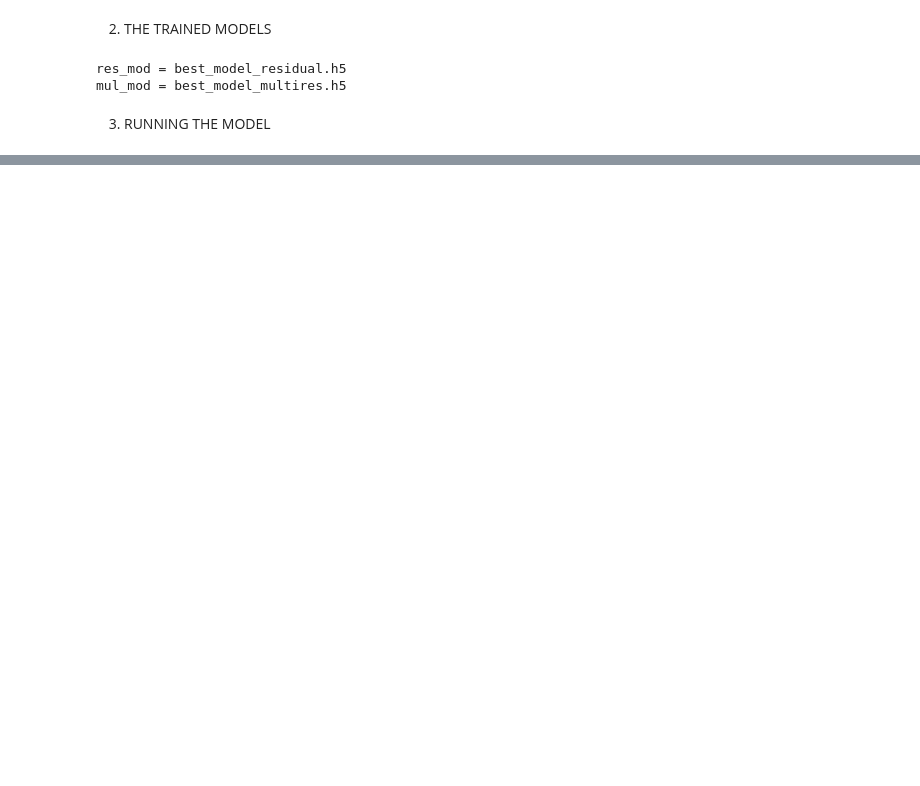
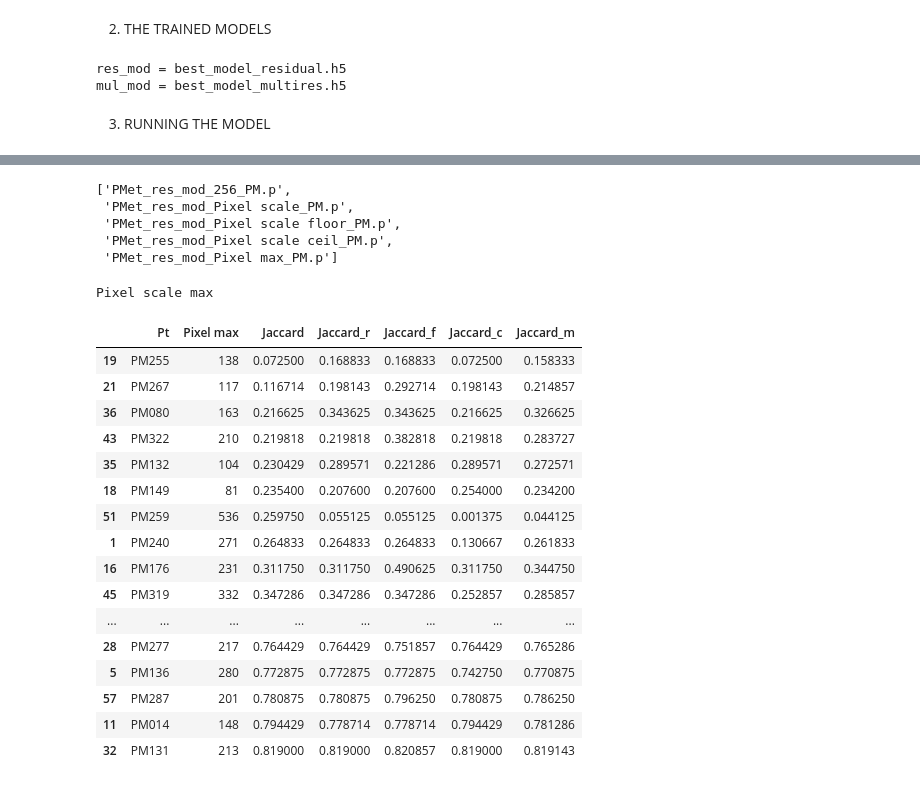
Before and after one commit to Biomedical-Data-Analysis-Laboratory/ELE690-2023_Myocardium_Segmentation, a Jupyter notebook: myosegm.ipynb, the cells around one changed output, grey strips where cells are left out. Cells and saved outputs as stored; diff of their text form; code cells hidden in the pictures; blank space fills up the shorter version.

```diff
--- a/myosegm.ipynb
+++ b/myosegm.ipynb
@@ -260,0 +437,14 @@ PMet['PM123']
+# %%
+def resfile_gen(model, met, stud):
+    sclmet = 'Pixel scale'
+    if met == '256':
+        sclmet = '256'
+    elif met != 'round':
+        sclmet = f'{sclmet} {met}'
+
+    if met == 'max':
+        print(sclmet)
+        sclmet = sclmet.replace(' scale','')
+    resfile = f'PMet_{model}_{sclmet}_{stud}.p'
+    return resfile
+resfile_gen(models[0], mets[0], stud)
@@ -260,0 +453,10 @@ PMet['PM123']
+# %%
+def resfiles_gen(models, mets, stud):
+    resfiles = []
+    for model in models:
+        for met in mets:
+            resfiles.append(resfile_gen(model, met, stud))
+    return resfiles
+
+resfiles = resfiles_gen([models[0]], mets, stud)
+resfiles
@@ -260,0 +520,42 @@ PMet['PM123']
+# %%
+resfiles
+# %% [output]
+['PMet_res_mod_256_PM.p',
+ 'PMet_res_mod_Pixel scale_PM.p',
+ 'PMet_res_mod_Pixel scale floor_PM.p',
+ 'PMet_res_mod_Pixel scale ceil_PM.p',
+ 'PMet_res_mod_Pixel max_PM.p']
+# %%
+resfiles = resfiles_gen([models[0]], mets, stud)
+df = pd.DataFrame([])
+for i, resfile in enumerate(resfiles[0:5]):
+    #print(f'{i} {resfile}')
+    with open(resfile, "rb") as fp:
+        PMet = pickle.load(fp)
+    if i == 0:
+        df_pix = df_perf_gen(PMet)
+    else:
+        df = df_perf_gen(PMet)
+        df_pix = df_pix.merge(df[['Pt', 'Jaccard']], how='left', left_on='Pt', right_on='Pt')
+        df_pix = df_pix.rename({'Jaccard_x': 'Jaccard', 'Jaccard_y': f'Jaccard_{mets[i][0]}'}, axis='columns')
+
+df_pix[['Pt', 'Pixel max', 'Jaccard', 'Jaccard_r', 'Jaccard_f', 'Jaccard_c', 'Jaccard_m']].sort_values(by=['Jaccard'])
+# %% [output]
+Pixel scale max
+|  | Pt | Pixel max | Jaccard | Jaccard_r | Jaccard_f | Jaccard_c | Jaccard_m |
+| 19 | PM255 | 138 | 0.072500 | 0.168833 | 0.168833 | 0.072500 | 0.158333 |
+| 21 | PM267 | 117 | 0.116714 | 0.198143 | 0.292714 | 0.198143 | 0.214857 |
+| 36 | PM080 | 163 | 0.216625 | 0.343625 | 0.343625 | 0.216625 | 0.326625 |
+| 43 | PM322 | 210 | 0.219818 | 0.219818 | 0.382818 | 0.219818 | 0.283727 |
+| 35 | PM132 | 104 | 0.230429 | 0.289571 | 0.221286 | 0.289571 | 0.272571 |
+| 18 | PM149 | 81 | 0.235400 | 0.207600 | 0.207600 | 0.254000 | 0.234200 |
+| 51 | PM259 | 536 | 0.259750 | 0.055125 | 0.055125 | 0.001375 | 0.044125 |
+| 1 | PM240 | 271 | 0.264833 | 0.264833 | 0.264833 | 0.130667 | 0.261833 |
+| 16 | PM176 | 231 | 0.311750 | 0.311750 | 0.490625 | 0.311750 | 0.344750 |
+| 45 | PM319 | 332 | 0.347286 | 0.347286 | 0.347286 | 0.252857 | 0.285857 |
+| ... | ... | ... | ... | ... | ... | ... | ... |
+| 28 | PM277 | 217 | 0.764429 | 0.764429 | 0.751857 | 0.764429 | 0.765286 |
+| 5 | PM136 | 280 | 0.772875 | 0.772875 | 0.772875 | 0.742750 | 0.770875 |
+| 57 | PM287 | 201 | 0.780875 | 0.780875 | 0.796250 | 0.780875 | 0.786250 |
+| 11 | PM014 | 148 | 0.794429 | 0.778714 | 0.778714 | 0.794429 | 0.781286 |
+| 32 | PM131 | 213 | 0.819000 | 0.819000 | 0.820857 | 0.819000 | 0.819143 |
```
Also changed, not shown: parts of 33 cells of this notebook, 4 other files.
